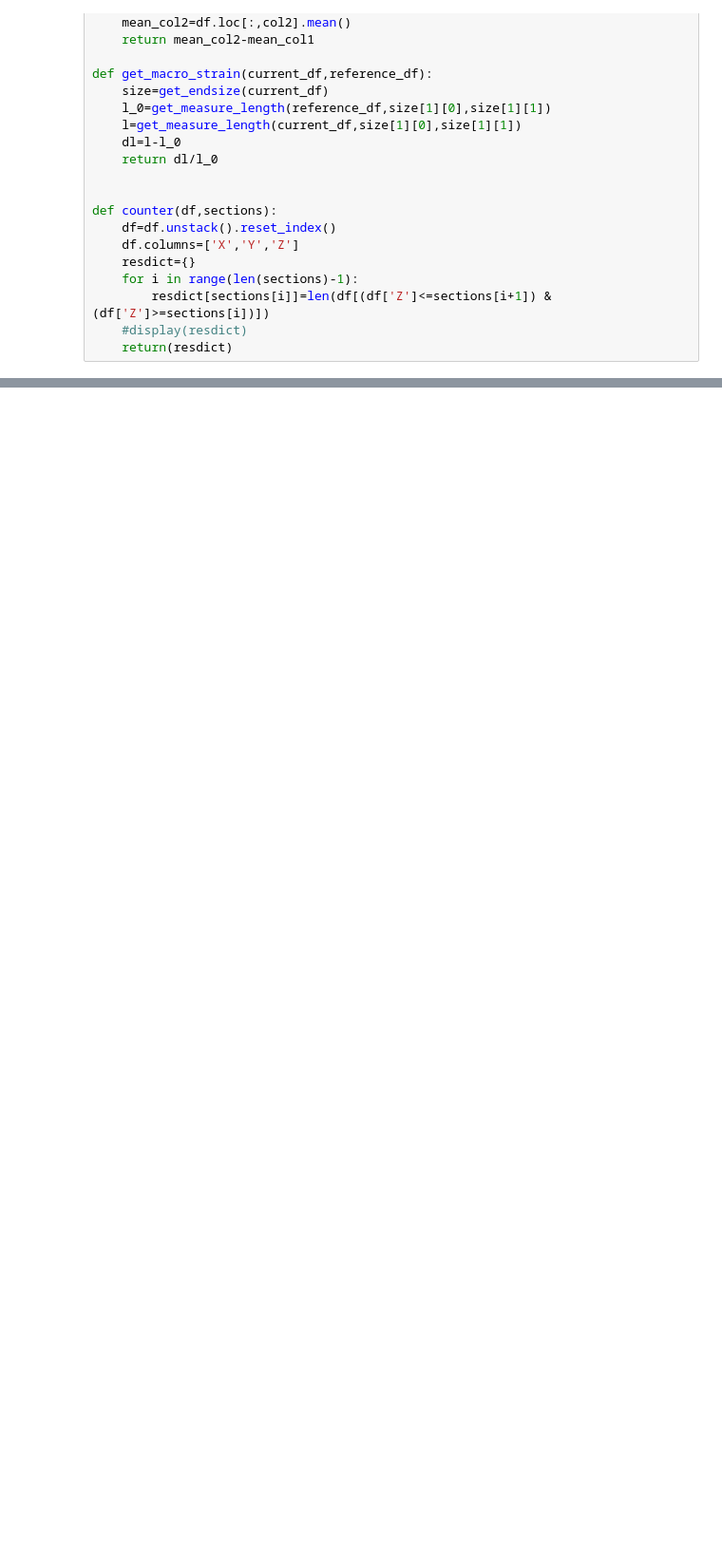
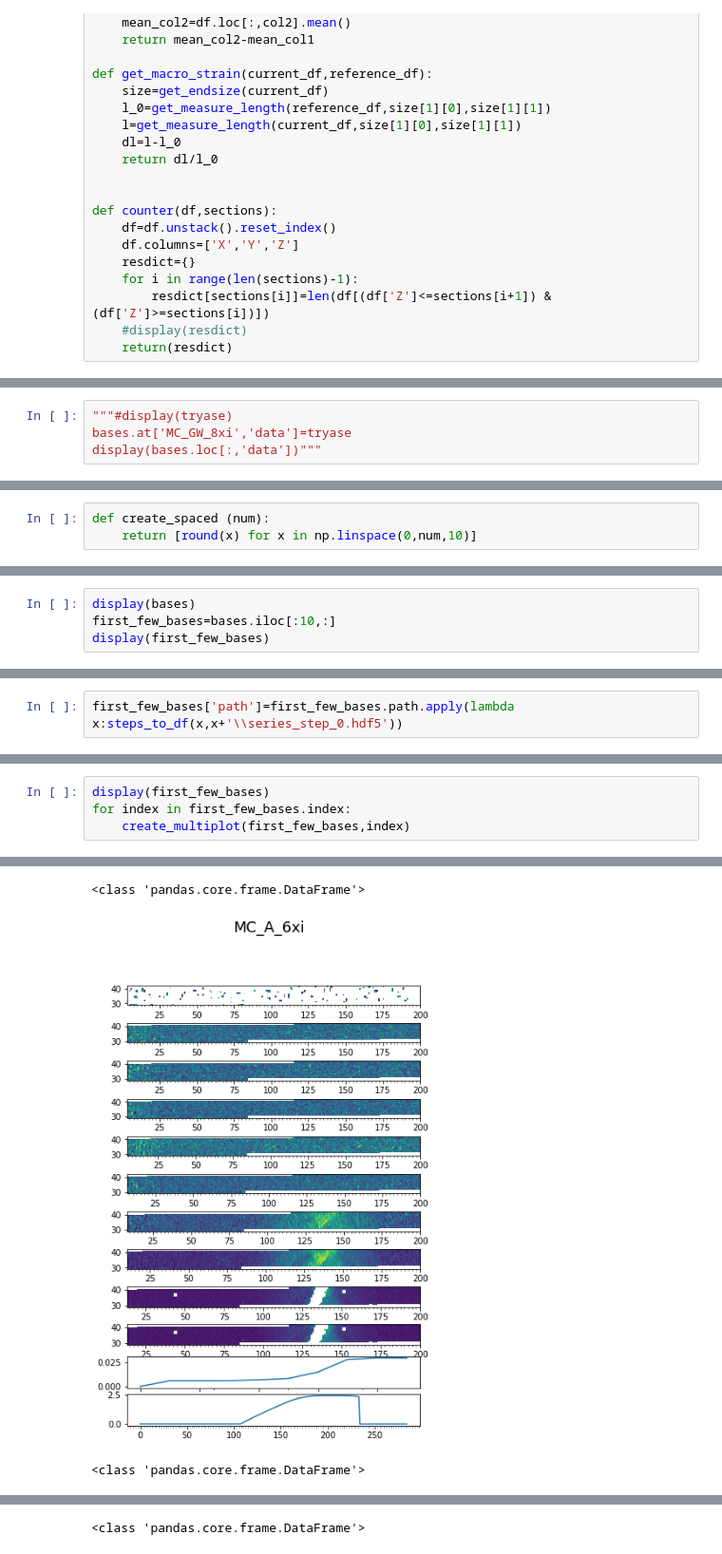
Before and after one commit to KMDE-10/DIC, a Jupyter notebook: HDF_import.ipynb, the cells around one changed output, grey strips where cells are left out. Shown at 95% size. Drawn from its saved outputs; the diff is of its cells as text; blank space fills up the shorter version.

```diff
--- a/HDF_import.ipynb
+++ b/HDF_import.ipynb
@@ -433,0 +335,4 @@ Name: (strains, strain_p1), dtype: object
+# %%
+"""#display(tryase)
+bases.at['MC_GW_8xi','data']=tryase
+display(bases.loc[:,'data'])"""
@@ -433,0 +341,3 @@ Name: (strains, strain_p1), dtype: object
+# %%
+def create_spaced (num):
+    return [round(x) for x in np.linspace(0,num,10)]
@@ -433,0 +381,4 @@ Name: (strains, strain_p1), dtype: object
+# %%
+display(bases)
+first_few_bases=bases.iloc[:10,:]
+display(first_few_bases)
@@ -433,0 +410,2 @@ Name: (strains, strain_p1), dtype: object
+# %%
+first_few_bases['path']=first_few_bases.path.apply(lambda x:steps_to_df(x,x+'\\series_step_0.hdf5'))
@@ -433,0 +418,5 @@ Name: (strains, strain_p1), dtype: object
+# %%
+display(first_few_bases)
+for index in first_few_bases.index:
+    create_multiplot(first_few_bases,index)
+# %% [output]
@@ -433,0 +434,3 @@ Name: (strains, strain_p1), dtype: object
+<class 'pandas.core.frame.DataFrame'>
+[figure, added]
+<class 'pandas.core.frame.DataFrame'>
@@ -433,0 +438 @@ Name: (strains, strain_p1), dtype: object
+<class 'pandas.core.frame.DataFrame'>
```
Also changed, not shown: parts of 23 cells of this notebook.
